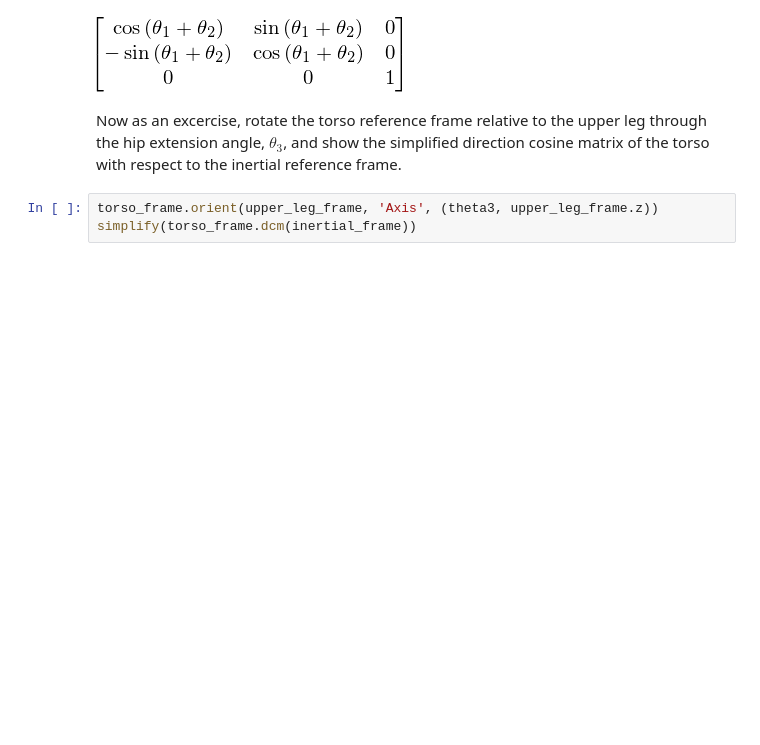
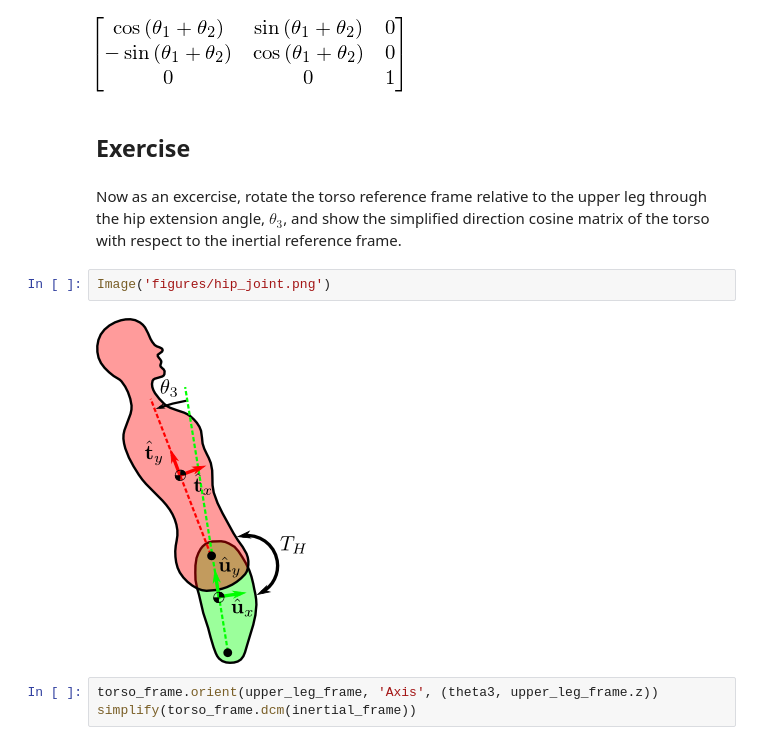
Before and after one commit to pydy/pydy-tutorial-human-standing, a Jupyter notebook: notebooks/n03_kinematics.ipynb, the cells around one changed output. Cells and saved outputs as stored; diff of their text form; blank space fills up the shorter version.

```diff
--- a/notebooks/n03_kinematics.ipynb
+++ b/notebooks/n03_kinematics.ipynb
@@ -62,8 +76,14 @@ Notice that thedirection cosine matrix isn't in its simplest form. We can be sim
 simplify(upper_leg_frame.dcm(inertial_frame))
 # %% [output]
 [figure]
+# %% [markdown]
+## Exercise
 # %% [markdown]
 Now as an excercise, rotate the torso reference frame relative to the upper leg through the hip extension angle, $\theta_3$, and show the simplified direction cosine matrix of the torso with respect to the inertial reference frame.
+# %%
+Image('figures/hip_joint.png')
+# %% [output]
+[figure, added]
 # %%
 torso_frame.orient(upper_leg_frame, 'Axis', (theta3, upper_leg_frame.z))
 simplify(torso_frame.dcm(inertial_frame))
```
Also changed, not shown: parts of 26 cells of this notebook, 6 other files.
